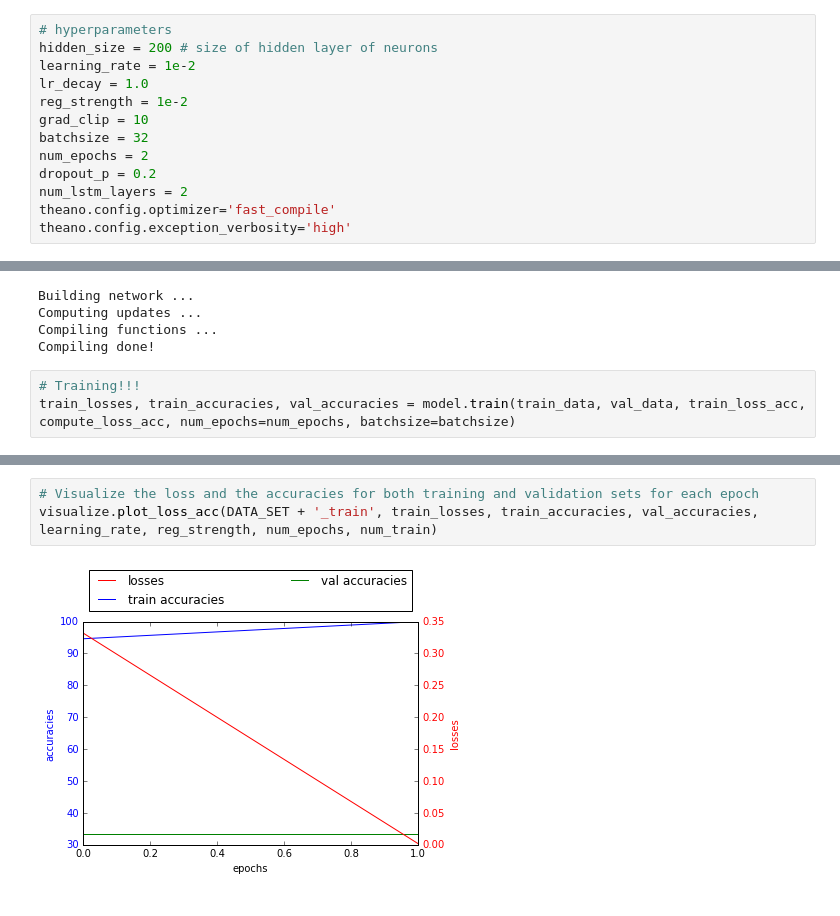
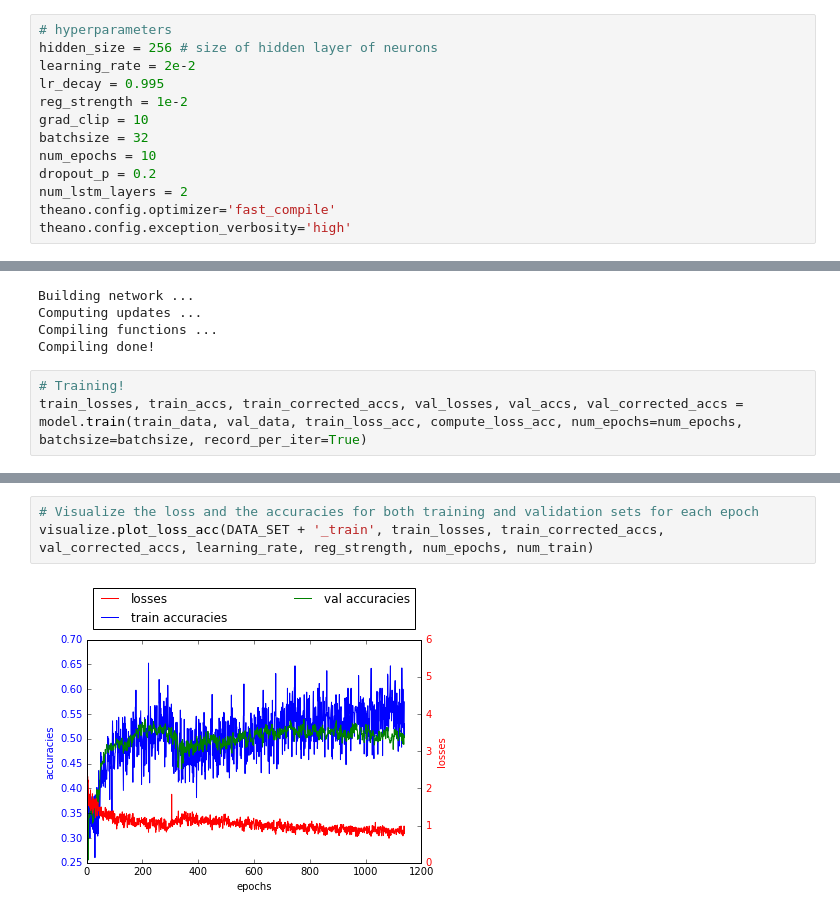
Before and after one commit to ange3/deepcode, a Jupyter notebook: code/lasagne_rnn_predict_next_ast.ipynb, the cells around one changed output, grey strips where cells are left out. Cells and saved outputs as stored; diff of their text form.

Commit message:
added corrected accuracy computations, and improved plotting

```diff
--- a/code/lasagne_rnn_predict_next_ast.ipynb
+++ b/code/lasagne_rnn_predict_next_ast.ipynb
@@ -157,13 +154,13 @@ Preparing network inputs and targets...
 Inputs and targets done!
 # %%
 # hyperparameters
-hidden_size = 200 # size of hidden layer of neurons
-learning_rate = 1e-2
-lr_decay = 1.0
+hidden_size = 256 # size of hidden layer of neurons
+learning_rate = 2e-2
+lr_decay = 0.995
 reg_strength = 1e-2
 grad_clip = 10
 batchsize = 32
-num_epochs = 2
+num_epochs = 10
 dropout_p = 0.2
 num_lstm_layers = 2
 theano.config.optimizer='fast_compile'
@@ -177,7 +174,7 @@ Computing updates ...
 Compiling functions ...
 Compiling done!
 # %%
-# Training!!!
-train_losses, train_accuracies, val_accuracies = model.train(train_data, val_data, train_loss_acc, compute_loss_acc, num_epochs=num_epochs, batchsize=batchsize)
+# Training!
+train_losses, train_accs, train_corrected_accs, val_losses, val_accs, val_corrected_accs = model.train(train_data, val_data, train_loss_acc, compute_loss_acc, num_epochs=num_epochs, batchsize=batchsize, record_per_iter=True)
 # %% [output]
 Starting training...
@@ -246,5 +234,5 @@ X AST IDs
 # %%
 # Visualize the loss and the accuracies for both training and validation sets for each epoch
-visualize.plot_loss_acc(DATA_SET + '_train', train_losses, train_accuracies, val_accuracies, learning_rate, reg_strength, num_epochs, num_train)
+visualize.plot_loss_acc(DATA_SET + '_train', train_losses, train_corrected_accs, val_corrected_accs, learning_rate, reg_strength, num_epochs, num_train)
 # %% [output]
-[figure, old version]
+[figure, new version]
```
Also changed, not shown: parts of 9 cells of this notebook, 4 other files.
